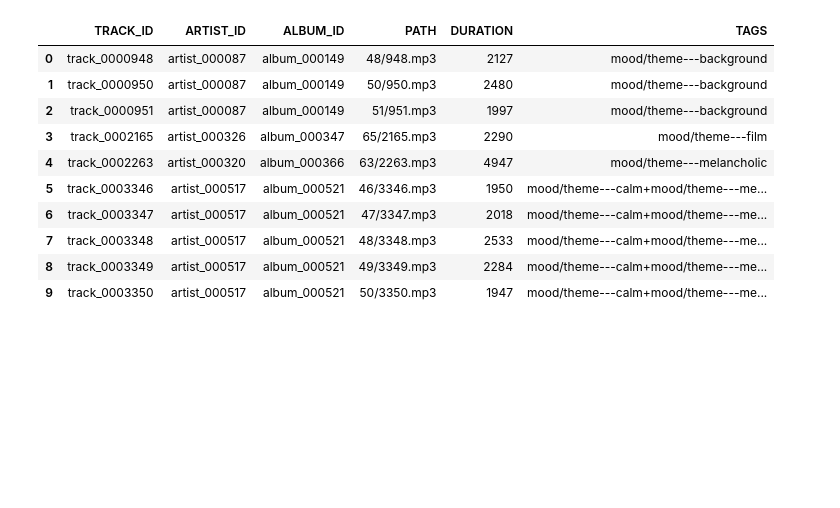
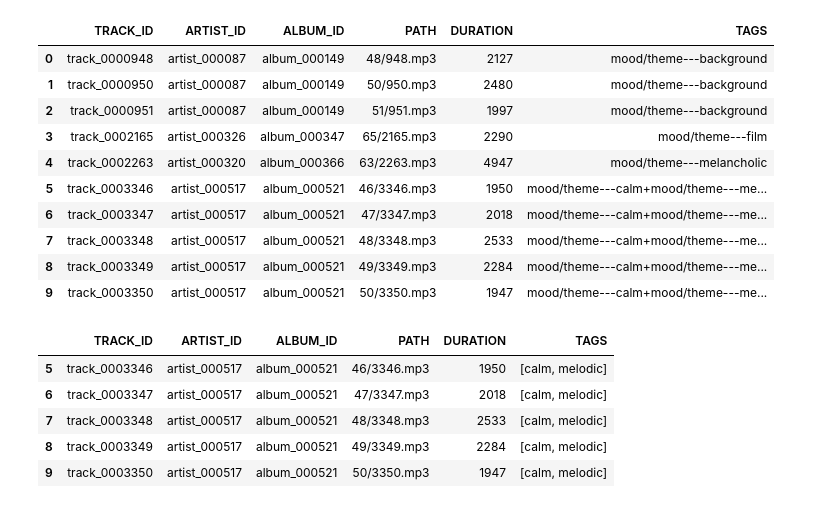
Before and after one commit to hugoalfedoputra/mudelling, a Jupyter notebook: prep/eda.ipynb, the cells around one changed output. Saved outputs shown, nothing was run; the diff lists cells and outputs as text; code cells hidden in the pictures; blank space fills up the shorter version.

```diff
--- a/prep/eda.ipynb
+++ b/prep/eda.ipynb
@@ -55,3 +65,13 @@ df.head(10)
 | 7 | track_0003348 | artist_000517 | album_000521 | 48/3348.mp3 | 2533 | mood/theme---calm+mood/theme---me... |
 | 8 | track_0003349 | artist_000517 | album_000521 | 49/3349.mp3 | 2284 | mood/theme---calm+mood/theme---me... |
 | 9 | track_0003350 | artist_000517 | album_000521 | 50/3350.mp3 | 1947 | mood/theme---calm+mood/theme---me... |
+# %%
+df["TAGS"] = df["TAGS"].apply(lambda x: x.replace("mood/theme---", "").split("+"))
+df[5:10]
+# %% [output]
+|  | TRACK_ID | ARTIST_ID | ALBUM_ID | PATH | DURATION | TAGS |
+| 5 | track_0003346 | artist_000517 | album_000521 | 46/3346.mp3 | 1950 | [calm, melodic] |
+| 6 | track_0003347 | artist_000517 | album_000521 | 47/3347.mp3 | 2018 | [calm, melodic] |
+| 7 | track_0003348 | artist_000517 | album_000521 | 48/3348.mp3 | 2533 | [calm, melodic] |
+| 8 | track_0003349 | artist_000517 | album_000521 | 49/3349.mp3 | 2284 | [calm, melodic] |
+| 9 | track_0003350 | artist_000517 | album_000521 | 50/3350.mp3 | 1947 | [calm, melodic] |
```
Also changed, not shown: parts of 21 cells of this notebook, 10 other files.
